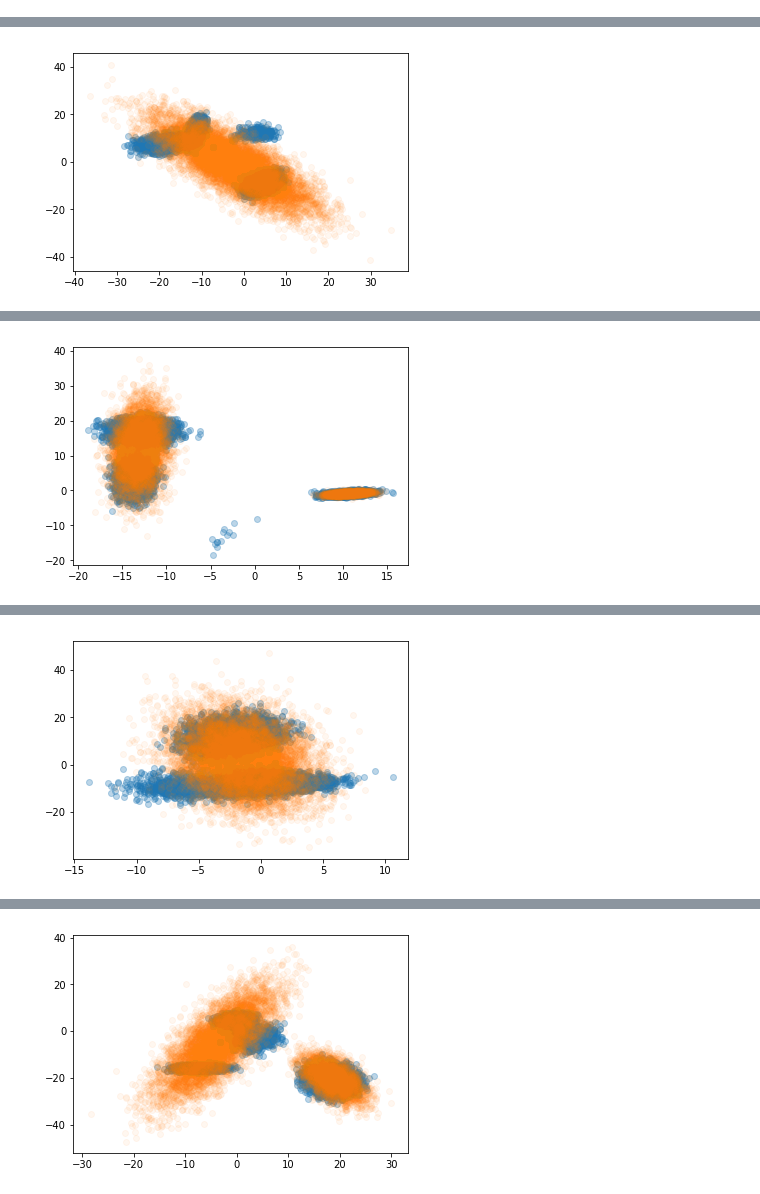
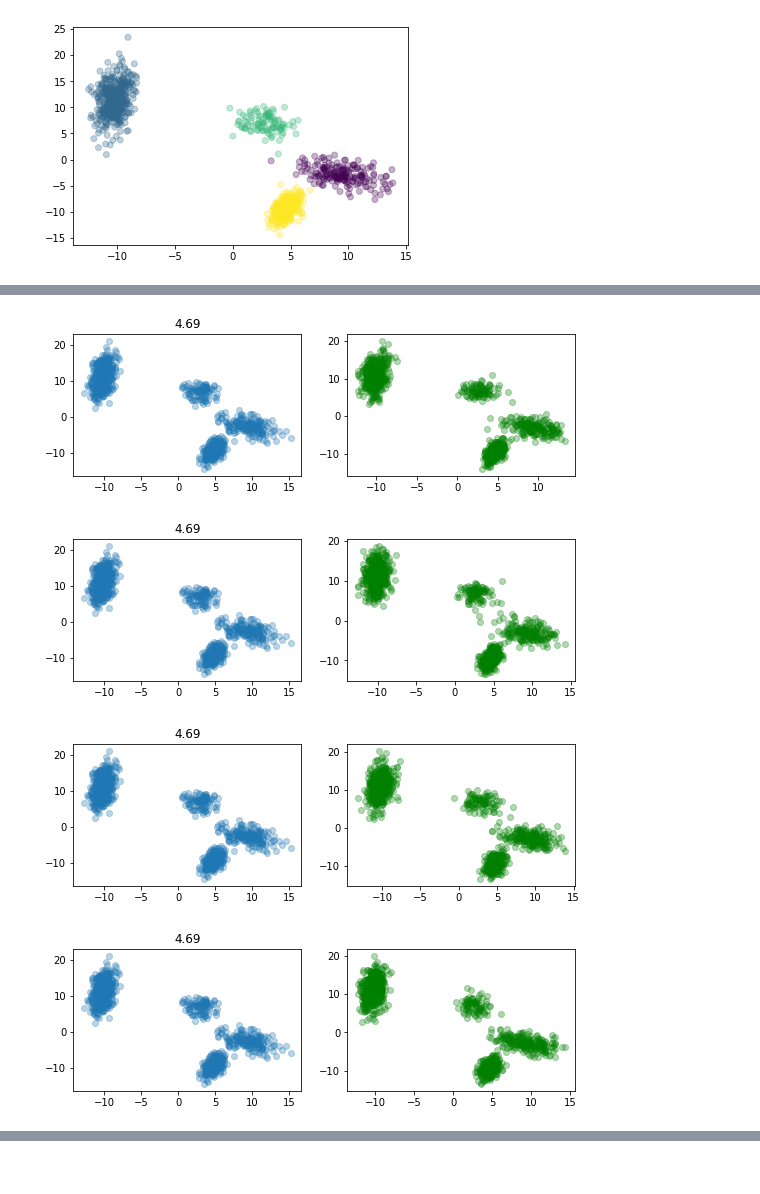
Before and after one commit to deoxyribose/FactOrCluster, a Jupyter notebook: MoGvalidation.ipynb, the cells around one changed output, grey strips where cells are left out. Cells and saved outputs as stored; diff of their text form; code cells hidden in the pictures.

Commit message:
kmeans init

```diff
--- a/MoGvalidation.ipynb
+++ b/MoGvalidation.ipynb
@@ -5,20 +5,24 @@ tfd = tfp.distributions
 ed = tfp.edward2
 import numpy as np
 import matplotlib.pylab as plt
+from pylab import rcParams
+rcParams['figure.figsize'] = 25, 20
 
 from future_features import tape
 from mapper import Mapper
 
 from testsuite import *
+
+from sklearn.cluster import KMeans
 # %%
-N = 10000
-Ntest = 10000
+N = 1000
+Ntest = 1000
 
 n_features = 2
 n_components = 4
-n_restarts = 1
-n_datasets = 1
-deviations = np.logspace(-3,1,5, dtype='float32')
+n_restarts = 4
+n_datasets = 4
+deviations = np.logspace(-3,1,5, dtype='float32')[-1:]
 # %%
 deviation = deviations[-1] # take a large-variance prior on the cluster means, i.e. spread-out clusters, i.e. high snr
 # %%
@@ -27,37 +31,60 @@ mixture_component_covariances_cholesky_scale_tril = (1./(mixture_component_covar
 # %%
 models = []
 models.append(Mapper(mixtureOfGaussians, 'mog', observed_variable_names=['data'], n_observations=N, n_components=n_components, n_features=n_features, mixture_component_covariances_cholesky_scale_tril= mixture_component_covariances_cholesky_scale_tril))
 model_names = [model.model_name for model in models]
+test_models = [mixtureOfGaussiansTest]
 
-test_models = [mixtureOfGaussiansTest]
 train_neg_log_lik_op = []
 test_neg_log_lik_op = []
 data_train = tf.placeholder(shape=(N,n_features), dtype='float32')
 data_test = tf.placeholder(shape=(Ntest,n_features), dtype='float32')
 for model, test_model in zip(models, test_models):
     train_neg_log_lik_op.append(neg_log_lik(model.variables,test_model,data_train))
     test_neg_log_lik_op.append(neg_log_lik(model.variables,test_model,data_test))
+
+train_neg_log_joint = xr.DataArray(np.zeros((len(models), len(deviations), n_restarts, n_datasets)),dims=['model', 'deviation', 'restart', 'dataset'], coords={'model': model_names, 'deviation': deviations, 'restart': range(n_restarts), 'dataset': range(n_datasets)})
+train_neg_log_lik = xr.DataArray(np.zeros((len(models), len(deviations), n_restarts, n_datasets)),dims=['model', 'deviation', 'restart', 'dataset'], coords={'model': model_names, 'deviation': deviations, 'restart': range(n_restarts), 'dataset': range(n_datasets)})
+test_neg_log_lik = xr.DataArray(np.zeros((len(models), len(deviations), n_restarts, n_datasets)),dims=['model', 'deviation', 'restart', 'dataset'], coords={'model': model_names, 'deviation': deviations, 'restart': range(n_restarts), 'dataset': range(n_datasets)})
 placeholder_deviation = tf.placeholder(dtype='float32')
+
 with tape() as reference_tf:
     data_tf = mixtureOfGaussians(n_observations=N + Ntest, n_components=4, n_features=n_features, mixture_component_means_std=placeholder_deviation)
+with tf.Session() as sess:
+    for dataset in range(n_datasets):
+        data, reference = sess.run([data_tf, reference_tf], feed_dict={placeholder_deviation: deviation})
 
-with tf.Session() as sess:
-    for _ in range(10):
-        data, reference = sess.run([data_tf, reference_tf], feed_dict={placeholder_deviation: deviation})
+        # initialization by kmeans
+        kmeans = KMeans(n_clusters=n_components).fit(data[:N])
+        plt.scatter(*data[:N].T,c=kmeans.labels_,alpha=.3)
+        plt.show()
         loss = {}
         opt = {}
+        subplot_counter = 1
         for i,model in enumerate(models):
-            loss[model.model_name], opt[model.model_name] = model.map_optimizer(data=data[:N])
-            sess.run(tf.global_variables_initializer())
-            opt[model.model_name].minimize()
-            MAP_parameter, converged_loss = sess.run([model.variables, loss[model.model_name]])
-            print(converged_loss)
-            print(sess.run(train_neg_log_lik_op[i], feed_dict={data_train: data[N:]}))
-            print(sess.run(test_neg_log_lik_op[i], feed_dict={data_test: data[:N]}))
-            mapmog = MAP_model(MAP_parameter,mixtureOfGaussiansTest,Ntest)
-            plt.scatter(*data[Ntest:].T,alpha=.3)
-            plt.scatter(*mapmog.distribution.sample(Ntest).eval().T,alpha=.06)
-            plt.show()
+            for restart in range(n_restarts):
+                assign_default_ops = []
+                sess.run(tf.global_variables_initializer())
+                assign_default_ops.append(model.assigner(mixture_component_means=kmeans.cluster_centers_))
+                #assign_default_ops.append(model.assigner(mixture_component_covariances_cholesky=reference['mixture_component_covariances_cholesky']))
+                sess.run(assign_default_ops)
+                loss[model.model_name], opt[model.model_name] = model.map_optimizer(data=data[:N])
+                opt[model.model_name].minimize()
+                MAP_parameter, converged_loss = sess.run([model.variables, loss[model.model_name]])
+                train_neg_log_joint.loc[{'model': model.model_name, 'deviation': deviation, 'restart': restart, 'dataset': dataset}] = converged_loss
+                train_neg_log_lik.loc[{'model': model.model_name, 'deviation': deviation, 'restart': restart, 'dataset': dataset}] = sess.run(train_neg_log_lik_op[i], feed_dict={data_train: data[:N]}) #neg_log_lik(model.variables,test_models[i],sess,data[:N])
+                test_neg_log_lik.loc[{'model': model.model_name, 'deviation': deviation, 'restart': restart, 'dataset': dataset}] = sess.run(test_neg_log_lik_op[i], feed_dict={data_test: data[N:]})#neg_log_lik(model.variables,test_models[i],sess,data[N:])
+                mapmog = MAP_model(MAP_parameter,mixtureOfGaussiansTest,Ntest)
+                plt.figure(figsize=(9, 12))
+                print(subplot_counter)
+                plt.subplot(n_restarts,2,subplot_counter)
+                plt.title(str(np.round(test_neg_log_lik.loc[{'model': model.model_name, 'deviation': deviation, 'restart': restart, 'dataset': dataset}].values,2)))
+                plt.scatter(*data[Ntest:].T,alpha=.3)
+                plt.subplot(n_restarts,2,subplot_counter+1)
+                plt.scatter(*mapmog.distribution.sample(Ntest).eval().T,alpha=.3,c='g')
+                subplot_counter += 2
+        plt.show()
+        print('____________________________________________________________________________')
 # %% [output]
+[figure, new version]
 INFO:tensorflow:Optimization terminated with:
   Message: b'CONVERGENCE: REL_REDUCTION_OF_F_<=_FACTR*EPSMCH'
@@ -70 +106,4 @@ INFO:tensorflow:Optimization terminated with:
-[figure, old version]
+[figure, new version]
+[figure, new version]
+[figure, new version]
+[figure, new version]
@@ -79 +110,0 @@ INFO:tensorflow:Optimization terminated with:
-[figure, old version]
@@ -88 +128,0 @@ INFO:tensorflow:Optimization terminated with:
-[figure, old version]
@@ -97 +132,0 @@ INFO:tensorflow:Optimization terminated with:
-[figure, old version]
```
Also changed, not shown: parts of 3 cells of this notebook.
